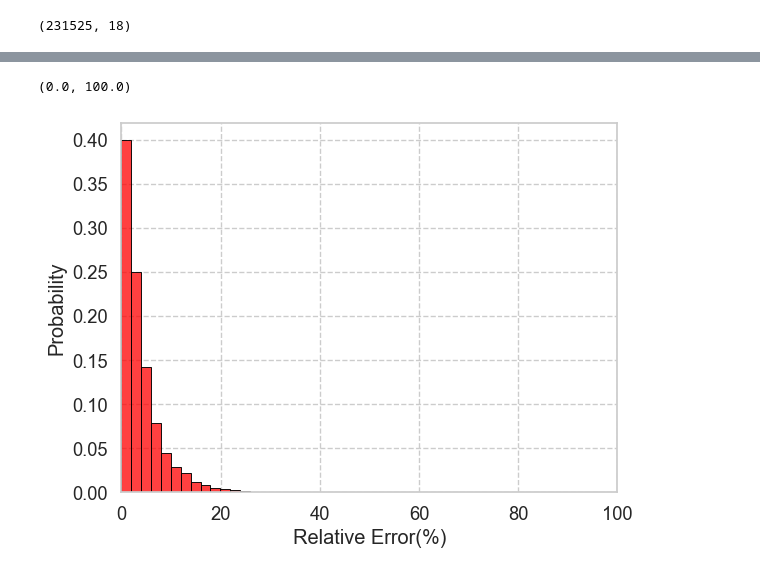
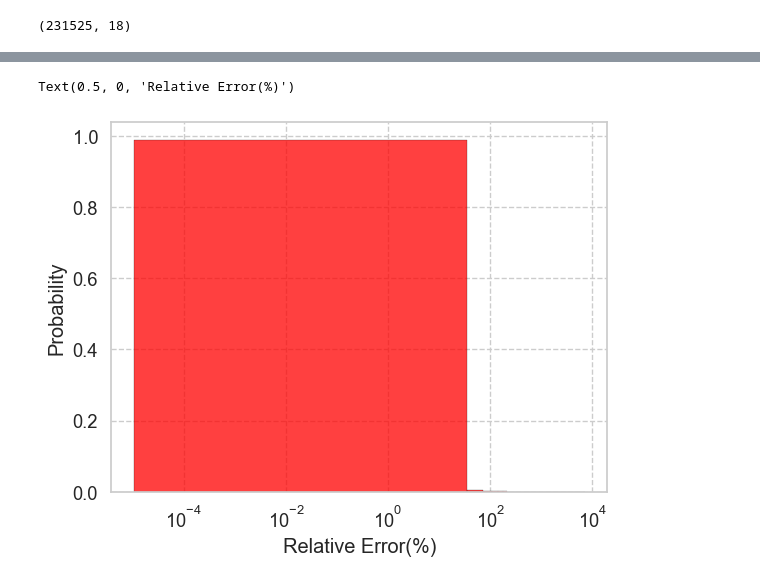
Before and after one commit to jinbeomjeong/estimate_venturi_pump_flow, a Jupyter notebook: create_estmation_flow_model.ipynb, the cells around one changed output, grey strips where cells are left out. Cells and saved outputs as stored; diff of their text form; code cells hidden in the pictures.

Commit message:
fix create_model

```diff
--- a/create_estmation_flow_model.ipynb
+++ b/create_estmation_flow_model.ipynb
@@ -113,5 +58,18 @@ model.save('models/reg_model.keras')
 # %%
-pred_distance = 0
+train_feature = train_data[feature_name_list].to_numpy()
+val_feature = val_data[feature_name_list].to_numpy()
 
-train_feature, train_target = create_lstm_dataset(train_data[feature_name_list+[target_name]].to_numpy(), seq_len=seq_len, pred_distance=pred_distance, target_idx_pos=len(feature_name_list))
-val_feature, val_target = create_lstm_dataset(val_data[feature_name_list+[target_name]].to_numpy(), seq_len=seq_len, pred_distance=pred_distance, target_idx_pos=len(feature_name_list))
+train_target = train_data[target_name].to_numpy()
+val_target = val_data[target_name].to_numpy()
+
+train_target = train_target.reshape(-1, 1)
+val_target = val_target.reshape(-1, 1)
+
+new_train_feature = poly.fit_transform(train_feature)
+new_val_feature = poly.transform(val_feature)
+
+train_feature = np.concatenate([new_train_feature, train_target], axis=1)
+val_feature = np.concatenate([new_val_feature, val_target], axis=1)
+
+print(train_feature.shape, train_target.shape)
+print(val_feature.shape, val_target.shape)
@@ -123,0 +79,14 @@ print(val_feature.shape, val_target.shape)
+# %%
+pred_distance = 0
+seq_len =30
+
+train_feature, train_target = create_lstm_dataset(np.concatenate([train_feature, train_target], axis=1),
+                                                  seq_len=seq_len, target_idx_pos=train_feature.shape[1])
+val_feature, val_target = create_lstm_dataset(np.concatenate([val_feature, val_target], axis=1),
+                                              seq_len=seq_len, target_idx_pos=val_feature.shape[1])
+
+train_target = np.squeeze(train_target)
+val_target = np.squeeze(val_target)
+
+print(train_feature.shape, train_target.shape)
+print(val_feature.shape, val_target.shape)
@@ -229,0 +245,2 @@ best_reg_model = keras.models.load_model('models/reg_model.keras')
+# %%
+best_model = tf.keras.models.load_model('models/base_model.keras')
@@ -230,4 +249,4 @@ best_reg_model = keras.models.load_model('models/reg_model.keras')
 # %%
-train_pred = np.squeeze(best_reg_model.predict(train_feature, verbose=1))
-val_pred = np.squeeze(best_reg_model.predict(val_feature, verbose=1))
+train_pred = np.squeeze(best_model.predict(train_feature, verbose=1))
+val_pred = np.squeeze(best_model.predict(val_feature, verbose=1))
 # %% [output]
@@ -281,15 +306,15 @@ Text(0, 0.5, 'Relative Error(%)')
 # %%
 sns.set_theme(font_scale=1.2)
 sns.set_style('whitegrid', {'grid.linestyle': '--'})
 
-axis = sns.histplot(relative_error_arr[relative_error_arr<=100], stat='probability', bins=50, edgecolor='black', color='red')
+axis = sns.histplot(relative_error_arr, stat='probability', bins=20, edgecolor='black', color='red')
 
-#plt.xscale('log')
+plt.xscale('log')
 plt.xlabel('Relative Error(%)')
-plt.xlim(0, 100)
+#plt.xlim(0, 100)
 # %% [output]
-(0.0, 100.0)
+Text(0.5, 0, 'Relative Error(%)')
-[figure, old version]
+[figure, new version]
 # %%
 sns.set_theme(font_scale=1.2)
 sns.set_style('whitegrid', {'grid.linestyle': '--'})
```
Also changed, not shown: parts of 29 cells of this notebook, 2 other files.
